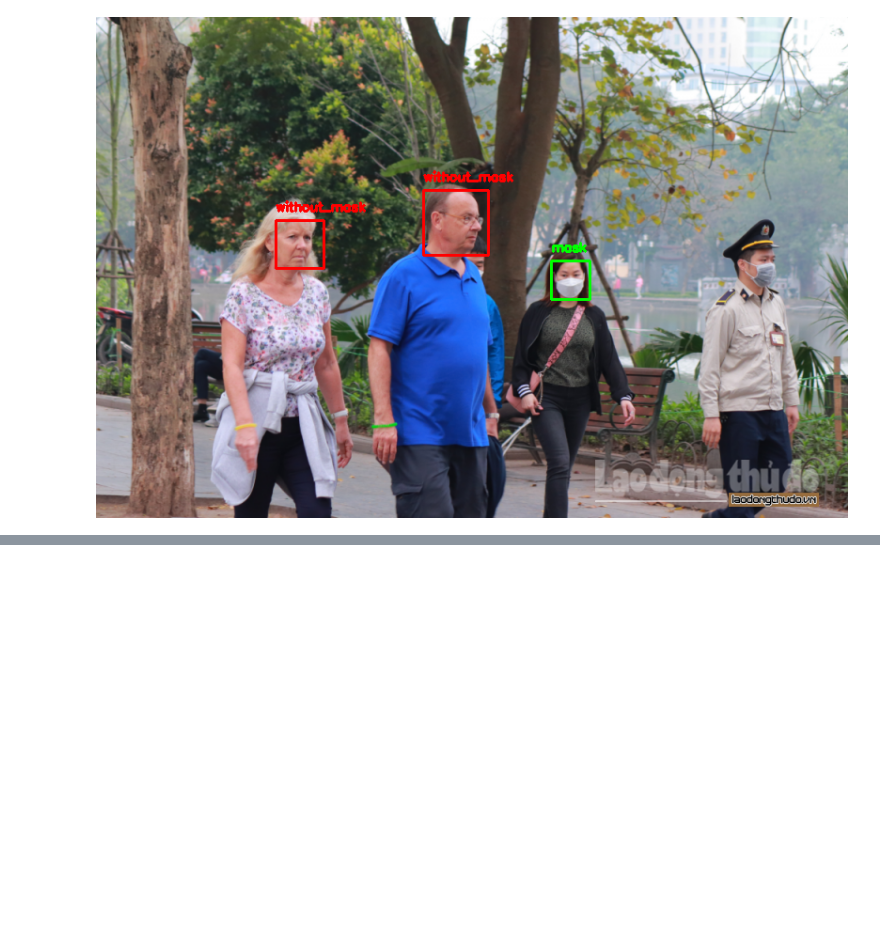
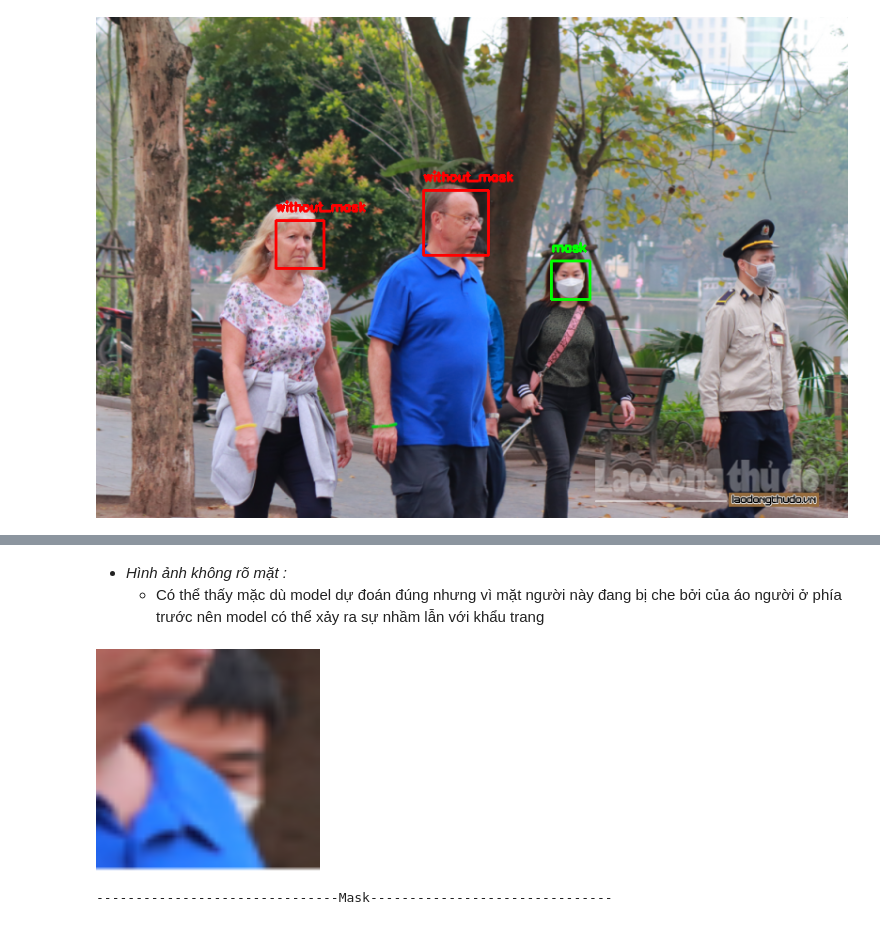
Before and after one commit to Hoangthang017/CS114.K21, a Jupyter notebook: FaceMask_LR/FaceMask_LR_Demo.ipynb, the cells around one changed output, grey strips where cells are left out. Saved outputs shown, nothing was run; the diff lists cells and outputs as text; code cells hidden in the pictures; blank space fills up the shorter version.

```diff
--- a/FaceMask_LR/FaceMask_LR_Demo.ipynb
+++ b/FaceMask_LR/FaceMask_LR_Demo.ipynb
@@ -142,0 +168,21 @@ Predict_FaceMask(img)
+# %% [markdown]
+- *Hình ảnh không rõ mặt :*
+  - Có thể thấy mặc dù model dự đoán đúng nhưng vì mặt người này đang bị che bởi của áo người ở phía trước nên model có thể xảy ra sự nhầm lẫn với khẩu trang
+# %%
+# Load hình
+face = cv2.imread("/content/cut_img2 tool no detected.png")
+
+cv2_imshow(cv2.resize(face,(224,224)))
+
+face = cv2.resize(face,(32,32)).flatten()
+face = np.array(face).reshape(1,-1)
+
+result = Model_LR.predict(face)
+
+if (result == 0 ):
+  print("-------------------------------Wihtout_Mask-------------------------------")
+else:
+  print("-------------------------------Mask-------------------------------")
+# %% [output]
+[figure, added]
+-------------------------------Mask-------------------------------
```
Also changed, not shown: parts of 6 cells of this notebook.
